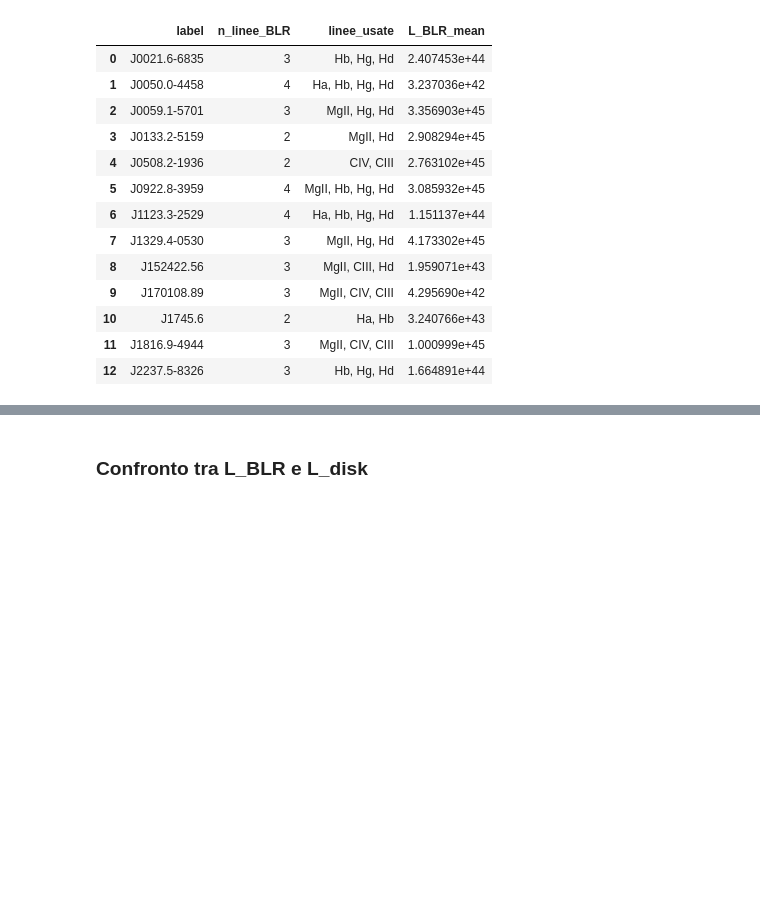
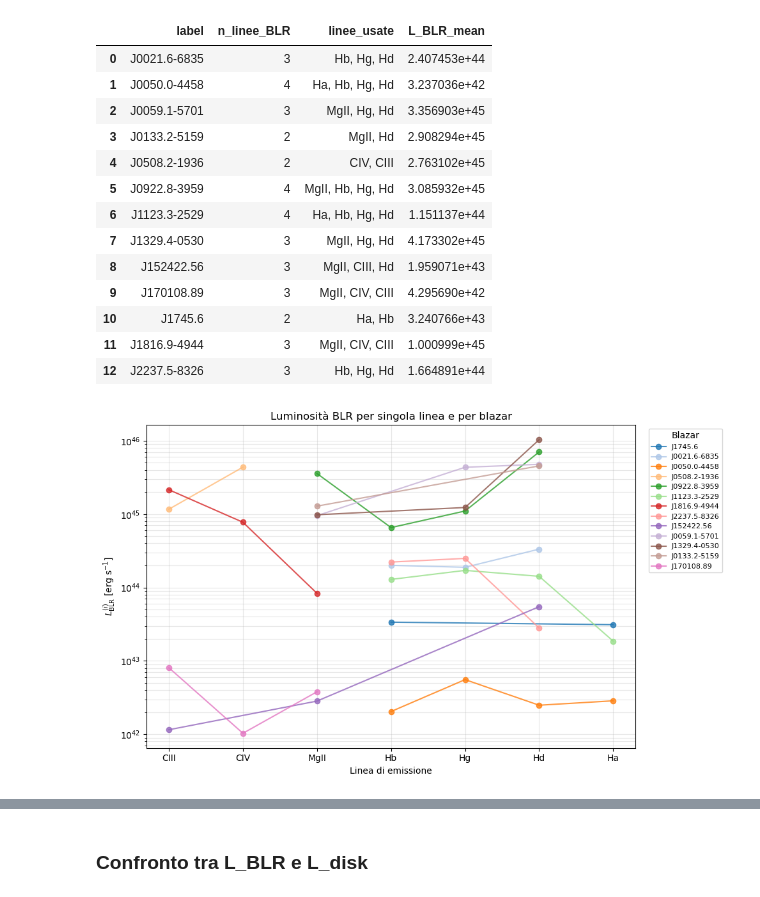
Before and after one commit to maddaba/Programmi_per_tesi, a Jupyter notebook: calcolo_cf_4_scenari.ipynb, the cells around one changed output, grey strips where cells are left out. Drawn from its saved outputs; the diff is of its cells as text; code cells hidden in the pictures; blank space fills up the shorter version.

```diff
--- a/calcolo_cf_4_scenari.ipynb
+++ b/calcolo_cf_4_scenari.ipynb
@@ -641,3 +1135,98 @@ Tabella finale con L_BLR per ciascun blazar:
 | 10 | J1745.6 | 2 | Ha, Hb | 3.240766e+43 |
 | 11 | J1816.9-4944 | 3 | MgII, CIV, CIII | 1.000999e+45 |
 | 12 | J2237.5-8326 | 3 | Hb, Hg, Hd | 1.664891e+44 |
+# %%
+#L_BLR per singola linea e per ogni blazar
+# - x = linee di emissione
+# - y = L_BLR_i
+# - colore = blazar
+
+
+# =========================
+# 1. Dati (già costruiti)
+# =========================
+df_plot = df_lblr_linee.copy()
+
+df_plot = df_plot[
+    df_plot["L_BLR_i"].notna() &
+    (df_plot["L_BLR_i"] > 0)
+].copy()
+
+# =========================
+# 2. Ordine linee (bello e fisico)
+# =========================
+ordine_linee = ["CIII", "CIV", "MgII", "Hb", "Hg", "Hd", "Ha"]
+
+linee_presenti = df_plot["line_name"].unique().tolist()
+linee_ordinate = [l for l in ordine_linee if l in linee_presenti]
+
+# aggiungo eventuali linee extra
+altre = [l for l in sorted(linee_presenti) if l not in linee_ordinate]
+linee_ordinate += altre
+
+# mapping x
+x_map = {linea: i for i, linea in enumerate(linee_ordinate)}
+
+# =========================
+# 3. Setup grafico
+# =========================
+fig, ax = plt.subplots(figsize=(10, 6))
+
+blazar_list = df_plot["label"].unique().tolist()
+
+# colori
+cmap = plt.get_cmap("tab20")
+color_map = {blazar: cmap(i) for i, blazar in enumerate(blazar_list)}
+
+# =========================
+# 4. Plot
+# =========================
+for blazar in blazar_list:
+
+    df_b = df_plot[df_plot["label"] == blazar].copy()
+
+    if len(df_b) == 0:
+        continue
+
+    df_b["x"] = df_b["line_name"].map(x_map)
+    df_b = df_b.sort_values("x")
+
+    ax.plot(
+        df_b["x"],
+        df_b["L_BLR_i"],
+        marker="o",
+        linewidth=1.5,
+        markersize=6,
+        color=color_map[blazar],
+        alpha=0.8,
+        label=blazar
+    )
+
+# =========================
+# 5. Assi
+# =========================
+ax.set_xticks(range(len(linee_ordinate)))
+ax.set_xticklabels(linee_ordinate)
+
+ax.set_yscale("log")
+
+ax.set_xlabel("Linea di emissione")
+ax.set_ylabel(r"$L_{\rm BLR}^{(i)}$ [erg s$^{-1}$]")
+ax.set_title("Luminosità BLR per singola linea e per blazar")
+
+ax.grid(True, which="both", alpha=0.3)
+
+# =========================
+# 6. Legenda
+# =========================
+ax.legend(
+    title="Blazar",
+    fontsize=8,
+    loc="upper left",
+    bbox_to_anchor=(1.02, 1)
+)
+
+plt.tight_layout()
+plt.show()
+# %% [output]
+[figure, added]
```
Also changed, not shown: parts of 20 cells of this notebook, 1 other file.
